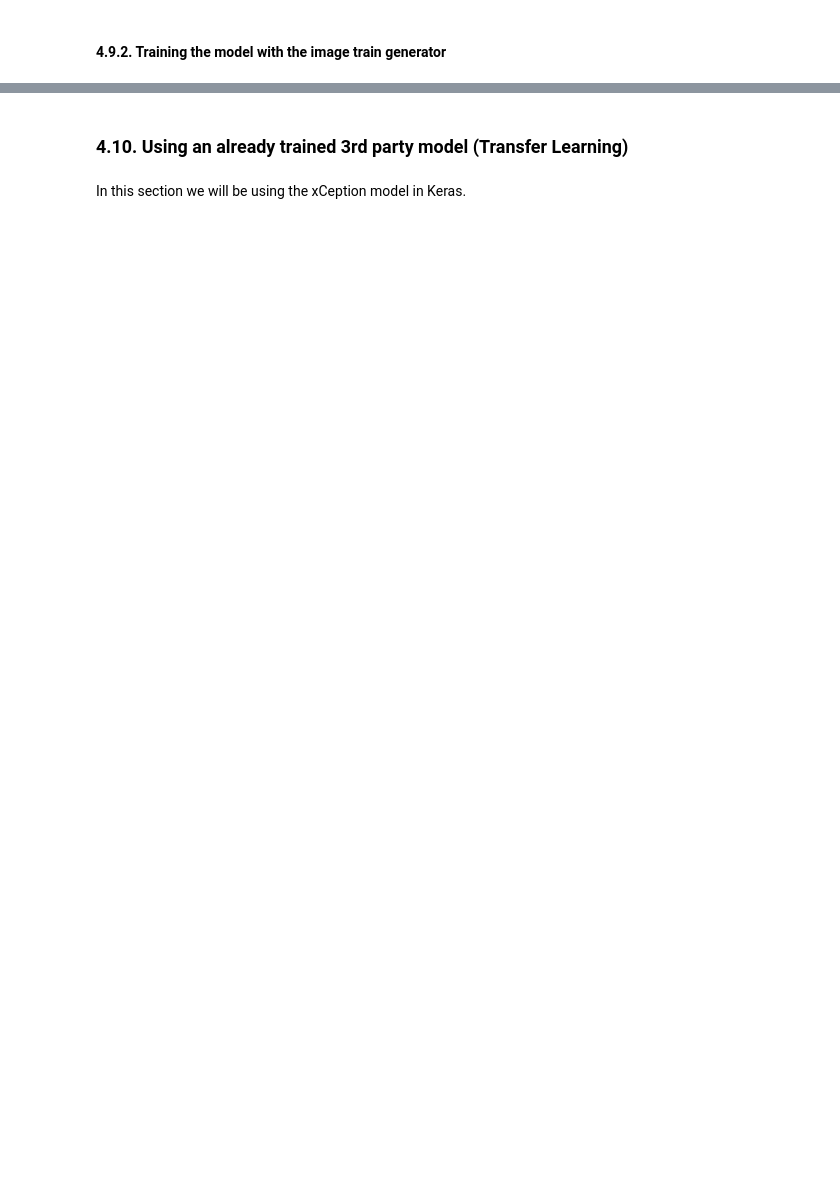
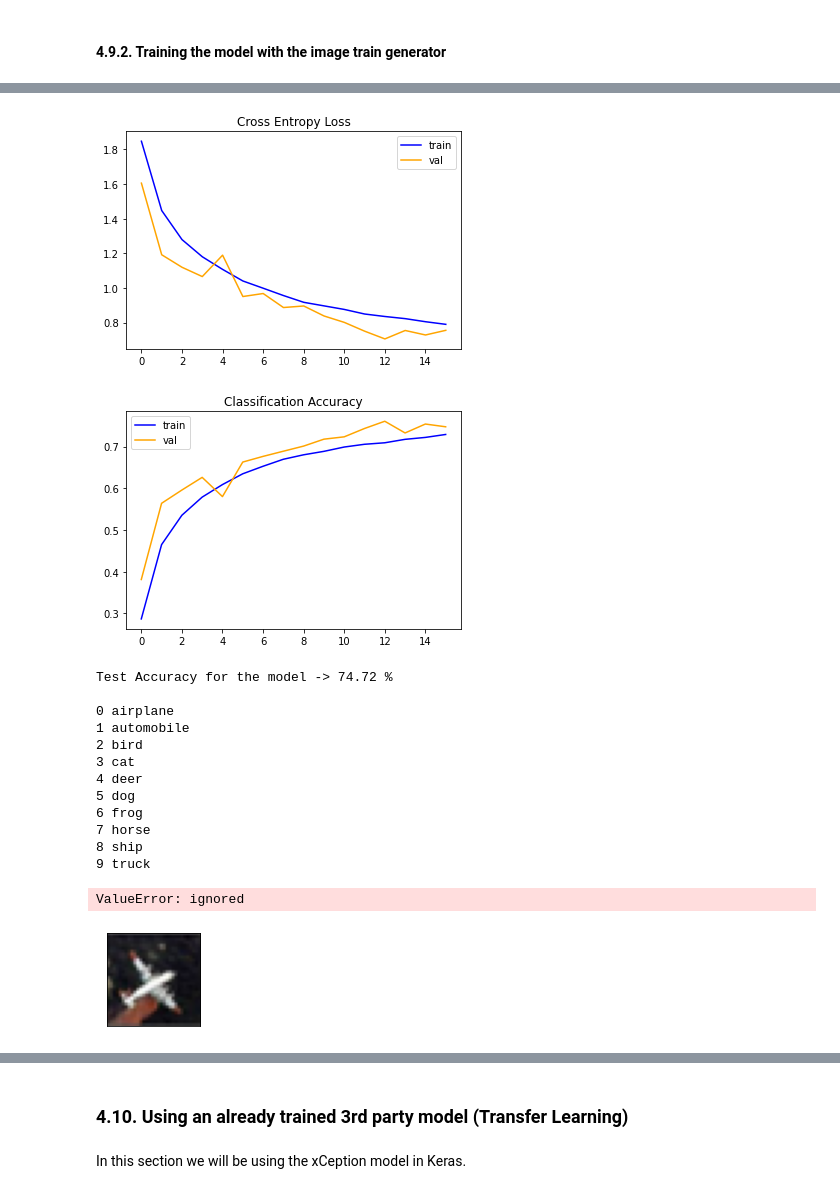
Before and after one commit to Maycas/DeepLearning-CIFAR10, a Jupyter notebook: CNN_Image_Classification_CIFAR10_{Marc_Maycas}.ipynb, the cells around one changed output, grey strips where cells are left out. Saved outputs shown, nothing was run; the diff lists cells and outputs as text; code cells hidden in the pictures; blank space fills up the shorter version.

```diff
--- a/CNN_Image_Classification_CIFAR10_{Marc_Maycas}.ipynb
+++ b/CNN_Image_Classification_CIFAR10_{Marc_Maycas}.ipynb
@@ -1112,2 +1114,21 @@ Test Accuracy for the model -> 13.56 %
+# %%
+acc = model_evaluation(model, x_test, y_test_encoded, history, True, True)
+# %% [output]
+[figure, added]
+[figure, added]
+Test Accuracy for the model -> 74.72 %
+
+0 airplane
+1 automobile
+2 bird
+3 cat
+4 deer
+5 dog
+6 frog
+7 horse
+8 ship
+9 truck
+ValueError: ignored
+[figure, added]
 # %%
 storing_evaluation_results(model_evaluations, 'CNN using Data Augmentation', acc, elapsed_time)
```
Also changed, not shown: parts of 27 cells of this notebook.
